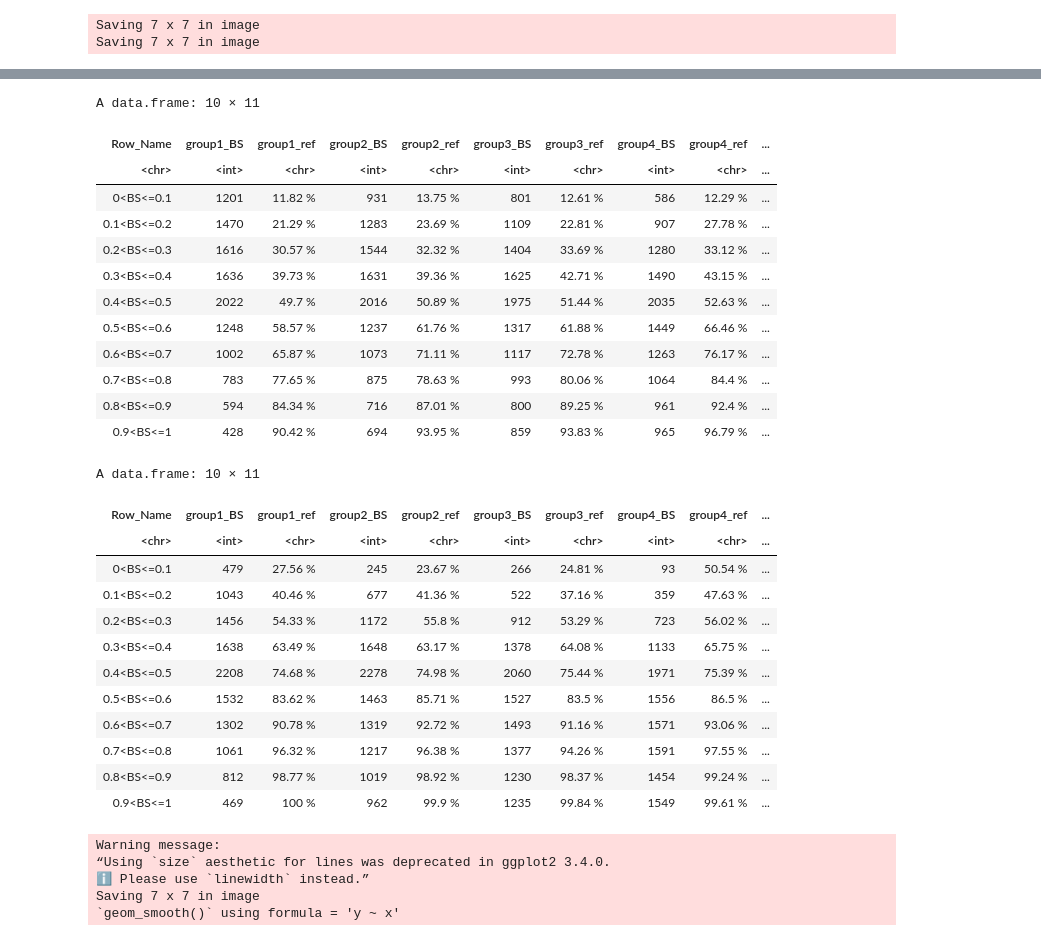
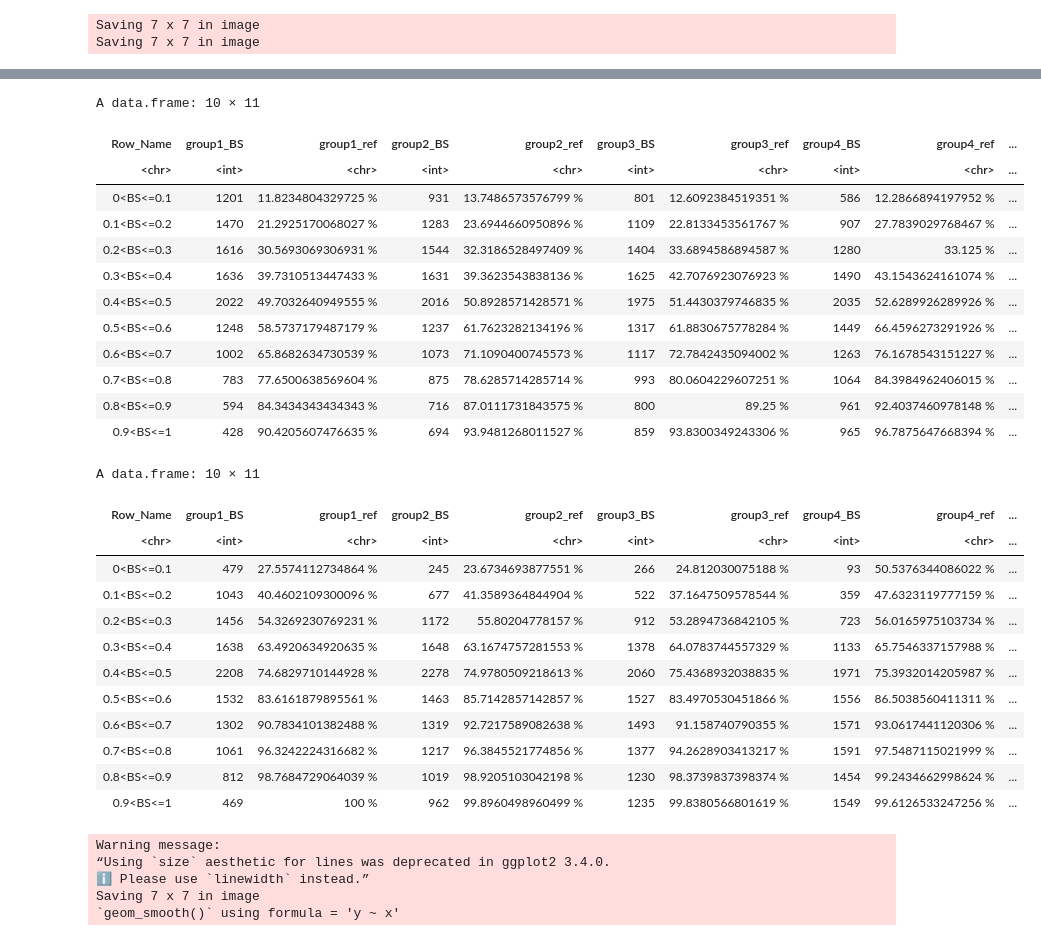
Before and after one commit to alessiovignoli/paralogs-nf, a Jupyter notebook: analysis/simulated_data.ipynb, the cells around one changed output, grey strips where cells are left out. Saved outputs shown, nothing was run; the diff lists cells and outputs as text; code cells hidden in the pictures.

```diff
--- a/analysis/simulated_data.ipynb
+++ b/analysis/simulated_data.ipynb
@@ -2661,8 +2643,8 @@ for (n in 1:num_groups) {
     #unit25_bin_percent_nodes = c(unit25_bin_percent_nodes, length(filtered_rows_unit25$node) / length(unit25_data$node))
 
     # Calculate the percentage of nodes in reference out of those in the bin.
-    unit1_bin_percent_in_ref  = c(unit1_bin_percent_in_ref, paste0(round(sum(filtered_rows_unit1$ref_presence == 1) / length(filtered_rows_unit1$node) * 100, 2), " %"))
-    unit25_bin_percent_in_ref = c(unit25_bin_percent_in_ref, paste0(round(sum(filtered_rows_unit25$ref_presence == 1) / length(filtered_rows_unit25$node)* 100, 2), " %"))
+    unit1_bin_percent_in_ref  = c(unit1_bin_percent_in_ref, paste0(sum(filtered_rows_unit1$ref_presence == 1) / length(filtered_rows_unit1$node) * 100, " %"))
+    unit25_bin_percent_in_ref = c(unit25_bin_percent_in_ref, paste0(sum(filtered_rows_unit25$ref_presence == 1) / length(filtered_rows_unit25$node)* 100, " %"))
   }
 
   # Add the vectors as new columns in the data frames, naming the columns based on the current group.
@@ -2786,60 +2768,60 @@ for (n in 1:num_groups) {
     unit25_bin_percent_nodes = c(unit25_bin_percent_nodes, length(filtered_rows_unit25$node))
 
     # Calculate the percentage of nodes in reference out of those in the bin.
-    unit1_bin_percent_in_ref  = c(unit1_bin_percent_in_ref, paste0(round(sum(filtered_rows_unit1$ref_presence == 1) / length(filtered_rows_unit1$node) * 100, 2), " %"))
-    unit25_bin_percent_in_ref = c(unit25_bin_percent_in_ref, paste0(round(sum(filtered_rows_unit25$ref_presence == 1) / length(filtered_rows_unit25$node)* 100, 2), " %"))
+    unit1_bin_percent_in_ref  = c(unit1_bin_percent_in_ref, paste0(sum(filtered_rows_unit1$ref_presence == 1) / length(filtered_rows_unit1$node) * 100, " %"))
+    unit25_bin_percent_in_ref = c(unit25_bin_percent_in_ref, paste0(sum(filtered_rows_unit25$ref_presence == 1) / length(filtered_rows_unit25$node)* 100, " %"))
   }
 
   # Add the vectors as new columns in the data frames, naming the columns based on the current group.
   df_unit1[[paste0("group", n, "_BS")]]   = unit1_bin_percent_nodes
   df_unit1[[paste0("group", n, "_ref")]]  = unit1_bin_percent_in_ref
   df_unit25[[paste0("group", n, "_BS")]]  = unit25_bin_percent_nodes
   df_unit25[[paste0("group", n, "_ref")]] = unit25_bin_percent_in_ref
 }
 
 # Define custom row labels representing BIN values
 row_names = c("0<BS<=0.1", "0.1<BS<=0.2", "0.2<BS<=0.3", "0.3<BS<=0.4",
                "0.4<BS<=0.5", "0.5<BS<=0.6", "0.6<BS<=0.7", "0.7<BS<=0.8",
                "0.8<BS<=0.9", "0.9<BS<=1")
 
 # Add row names as the first column of the data frame
 df_unit1  = data.frame("Row_Name" = row_names, df_unit1)
 df_unit25 = data.frame("Row_Name" = row_names, df_unit25)
 
 # Output the data frames.
 df_unit1
 df_unit25
 
 # save tables in files
 write.table(df_unit1, file="tables/unit_1_per_group_nodes_BS_ref_ML_SM.tsv", quote=FALSE, sep="\t", row.names=FALSE)
 write.table(df_unit25, file="tables/unit_25_per_group_nodes_BS_ref_ML_SM.tsv", quote=FALSE, sep="\t", row.names=FALSE)
 # %% [output]
 A data.frame: 10 × 11
 | Row_Name | group1_BS | group1_ref | group2_BS | group2_ref | group3_BS | group3_ref | group4_BS | group4_ref | ... |
 | <chr> | <int> | <chr> | <int> | <chr> | <int> | <chr> | <int> | <chr> | ... |
-| 0<BS<=0.1 | 1201 | 11.82 % | 931 | 13.75 % | 801 | 12.61 % | 586 | 12.29 % | ... |
-| 0.1<BS<=0.2 | 1470 | 21.29 % | 1283 | 23.69 % | 1109 | 22.81 % | 907 | 27.78 % | ... |
-| 0.2<BS<=0.3 | 1616 | 30.57 % | 1544 | 32.32 % | 1404 | 33.69 % | 1280 | 33.12 % | ... |
-| 0.3<BS<=0.4 | 1636 | 39.73 % | 1631 | 39.36 % | 1625 | 42.71 % | 1490 | 43.15 % | ... |
-| 0.4<BS<=0.5 | 2022 | 49.7 % | 2016 | 50.89 % | 1975 | 51.44 % | 2035 | 52.63 % | ... |
-| 0.5<BS<=0.6 | 1248 | 58.57 % | 1237 | 61.76 % | 1317 | 61.88 % | 1449 | 66.46 % | ... |
-| 0.6<BS<=0.7 | 1002 | 65.87 % | 1073 | 71.11 % | 1117 | 72.78 % | 1263 | 76.17 % | ... |
-| 0.7<BS<=0.8 | 783 | 77.65 % | 875 | 78.63 % | 993 | 80.06 % | 1064 | 84.4 % | ... |
-| 0.8<BS<=0.9 | 594 | 84.34 % | 716 | 87.01 % | 800 | 89.25 % | 961 | 92.4 % | ... |
-| 0.9<BS<=1 | 428 | 90.42 % | 694 | 93.95 % | 859 | 93.83 % | 965 | 96.79 % | ... |
+| 0<BS<=0.1 | 1201 | 11.8234804329725 % | 931 | 13.7486573576799 % | 801 | 12.6092384519351 % | 586 | 12.2866894197952 % | ... |
+| 0.1<BS<=0.2 | 1470 | 21.2925170068027 % | 1283 | 23.6944660950896 % | 1109 | 22.8133453561767 % | 907 | 27.7839029768467 % | ... |
+| 0.2<BS<=0.3 | 1616 | 30.5693069306931 % | 1544 | 32.3186528497409 % | 1404 | 33.6894586894587 % | 1280 | 33.125 % | ... |
+| 0.3<BS<=0.4 | 1636 | 39.7310513447433 % | 1631 | 39.3623543838136 % | 1625 | 42.7076923076923 % | 1490 | 43.1543624161074 % | ... |
+| 0.4<BS<=0.5 | 2022 | 49.7032640949555 % | 2016 | 50.8928571428571 % | 1975 | 51.4430379746835 % | 2035 | 52.6289926289926 % | ... |
+| 0.5<BS<=0.6 | 1248 | 58.5737179487179 % | 1237 | 61.7623282134196 % | 1317 | 61.8830675778284 % | 1449 | 66.4596273291926 % | ... |
+| 0.6<BS<=0.7 | 1002 | 65.8682634730539 % | 1073 | 71.1090400745573 % | 1117 | 72.7842435094002 % | 1263 | 76.1678543151227 % | ... |
+| 0.7<BS<=0.8 | 783 | 77.6500638569604 % | 875 | 78.6285714285714 % | 993 | 80.0604229607251 % | 1064 | 84.3984962406015 % | ... |
+| 0.8<BS<=0.9 | 594 | 84.3434343434343 % | 716 | 87.0111731843575 % | 800 | 89.25 % | 961 | 92.4037460978148 % | ... |
+| 0.9<BS<=1 | 428 | 90.4205607476635 % | 694 | 93.9481268011527 % | 859 | 93.8300349243306 % | 965 | 96.7875647668394 % | ... |
 A data.frame: 10 × 11
 | Row_Name | group1_BS | group1_ref | group2_BS | group2_ref | group3_BS | group3_ref | group4_BS | group4_ref | ... |
 | <chr> | <int> | <chr> | <int> | <chr> | <int> | <chr> | <int> | <chr> | ... |
-| 0<BS<=0.1 | 479 | 27.56 % | 245 | 23.67 % | 266 | 24.81 % | 93 | 50.54 % | ... |
-| 0.1<BS<=0.2 | 1043 | 40.46 % | 677 | 41.36 % | 522 | 37.16 % | 359 | 47.63 % | ... |
-| 0.2<BS<=0.3 | 1456 | 54.33 % | 1172 | 55.8 % | 912 | 53.29 % | 723 | 56.02 % | ... |
-| 0.3<BS<=0.4 | 1638 | 63.49 % | 1648 | 63.17 % | 1378 | 64.08 % | 1133 | 65.75 % | ... |
-| 0.4<BS<=0.5 | 2208 | 74.68 % | 2278 | 74.98 % | 2060 | 75.44 % | 1971 | 75.39 % | ... |
-| 0.5<BS<=0.6 | 1532 | 83.62 % | 1463 | 85.71 % | 1527 | 83.5 % | 1556 | 86.5 % | ... |
-| 0.6<BS<=0.7 | 1302 | 90.78 % | 1319 | 92.72 % | 1493 | 91.16 % | 1571 | 93.06 % | ... |
-| 0.7<BS<=0.8 | 1061 | 96.32 % | 1217 | 96.38 % | 1377 | 94.26 % | 1591 | 97.55 % | ... |
-| 0.8<BS<=0.9 | 812 | 98.77 % | 1019 | 98.92 % | 1230 | 98.37 % | 1454 | 99.24 % | ... |
-| 0.9<BS<=1 | 469 | 100 % | 962 | 99.9 % | 1235 | 99.84 % | 1549 | 99.61 % | ... |
+| 0<BS<=0.1 | 479 | 27.5574112734864 % | 245 | 23.6734693877551 % | 266 | 24.812030075188 % | 93 | 50.5376344086022 % | ... |
+| 0.1<BS<=0.2 | 1043 | 40.4602109300096 % | 677 | 41.3589364844904 % | 522 | 37.1647509578544 % | 359 | 47.6323119777159 % | ... |
+| 0.2<BS<=0.3 | 1456 | 54.3269230769231 % | 1172 | 55.80204778157 % | 912 | 53.2894736842105 % | 723 | 56.0165975103734 % | ... |
+| 0.3<BS<=0.4 | 1638 | 63.4920634920635 % | 1648 | 63.1674757281553 % | 1378 | 64.0783744557329 % | 1133 | 65.7546337157988 % | ... |
+| 0.4<BS<=0.5 | 2208 | 74.6829710144928 % | 2278 | 74.9780509218613 % | 2060 | 75.4368932038835 % | 1971 | 75.3932014205987 % | ... |
+| 0.5<BS<=0.6 | 1532 | 83.6161879895561 % | 1463 | 85.7142857142857 % | 1527 | 83.4970530451866 % | 1556 | 86.5038560411311 % | ... |
+| 0.6<BS<=0.7 | 1302 | 90.7834101382488 % | 1319 | 92.7217589082638 % | 1493 | 91.158740790355 % | 1571 | 93.0617441120306 % | ... |
+| 0.7<BS<=0.8 | 1061 | 96.3242224316682 % | 1217 | 96.3845521774856 % | 1377 | 94.2628903413217 % | 1591 | 97.5487115021999 % | ... |
+| 0.8<BS<=0.9 | 812 | 98.7684729064039 % | 1019 | 98.9205103042198 % | 1230 | 98.3739837398374 % | 1454 | 99.2434662998624 % | ... |
+| 0.9<BS<=1 | 469 | 100 % | 962 | 99.8960498960499 % | 1235 | 99.8380566801619 % | 1549 | 99.6126533247256 % | ... |
 # %%
 # TODO add plot number
 # plot distribution of nodes in BS bins
```
Also changed, not shown: parts of 2 cells of this notebook, 4 other files.
